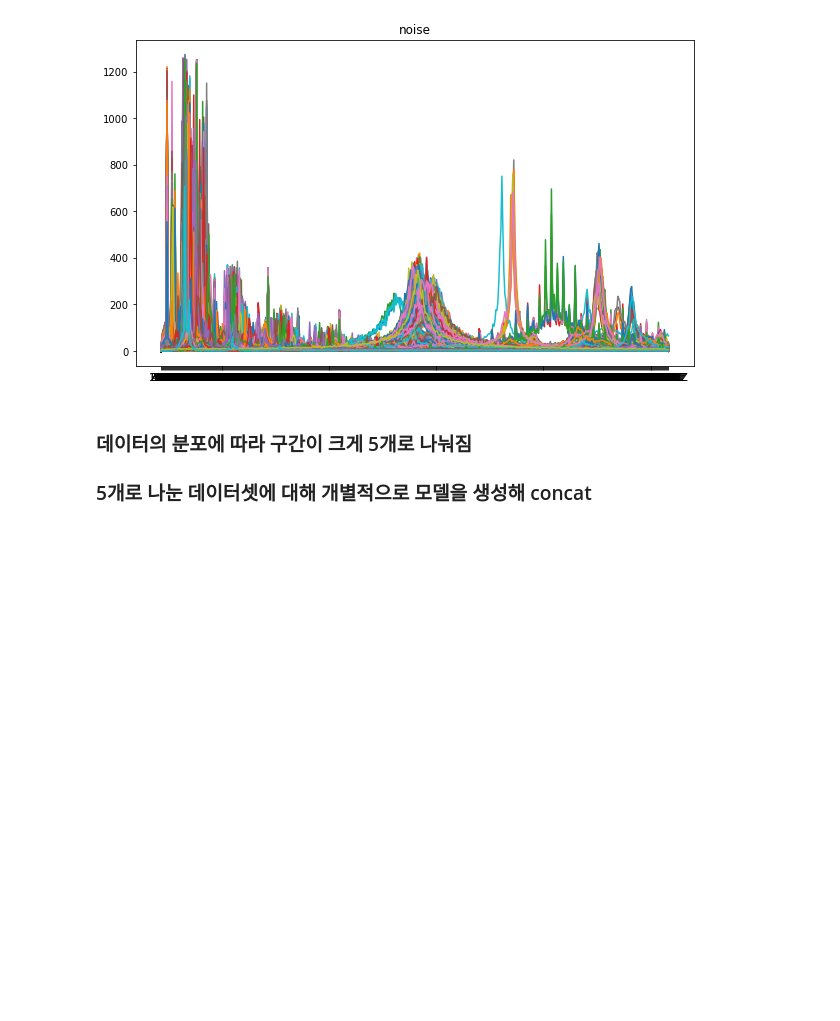
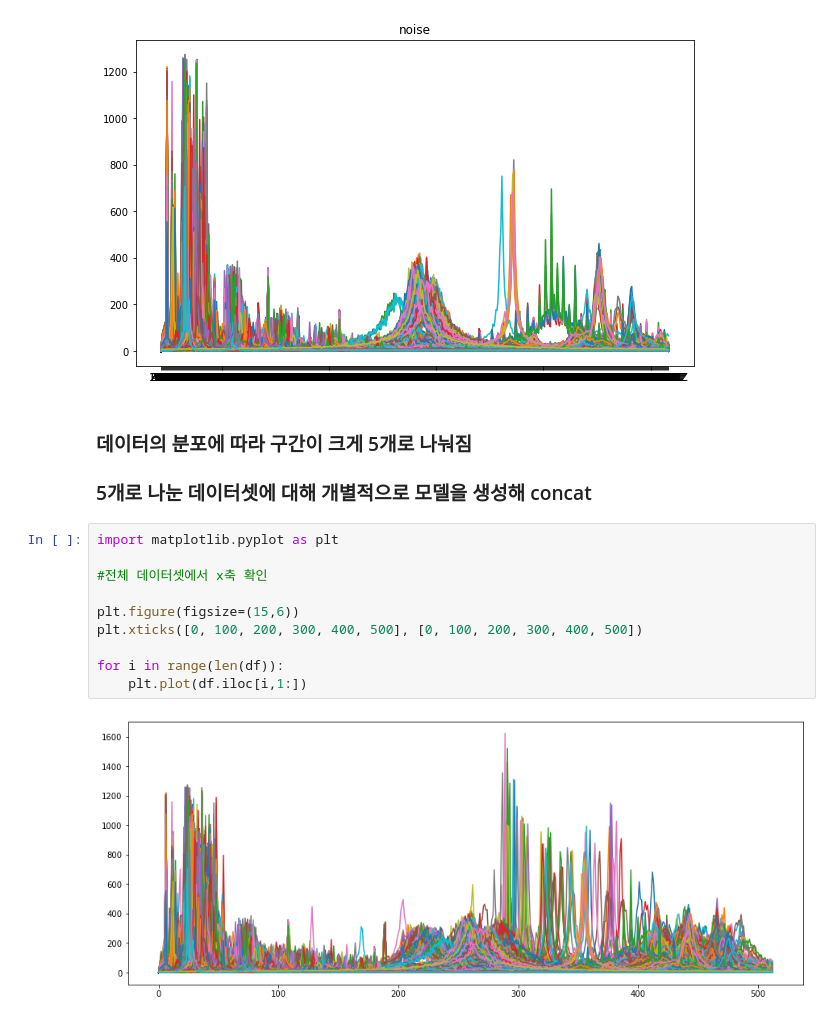
Before and after one commit to chaeheejo/Deep_Learning, a Jupyter notebook: channel_project/data_analyze.ipynb, the cells around one changed output. Cells and saved outputs as stored; diff of their text form; blank space fills up the shorter version.

Commit message:
confirm five data range

```diff
--- a/channel_project/data_analyze.ipynb
+++ b/channel_project/data_analyze.ipynb
@@ -148,3 +148,15 @@ plt.show()
 # %% [markdown]
 ### 데이터의 분포에 따라 구간이 크게 5개로 나눠짐
 ### 5개로 나눈 데이터셋에 대해 개별적으로 모델을 생성해 concat
+# %%
+import matplotlib.pyplot as plt
+
+#전체 데이터셋에서 x축 확인
+
+plt.figure(figsize=(15,6))
+plt.xticks([0, 100, 200, 300, 400, 500], [0, 100, 200, 300, 400, 500])
+
+for i in range(len(df)):
+    plt.plot(df.iloc[i,1:])
+# %% [output]
+[figure, added]
```
Also changed, not shown: parts of 2 cells of this notebook.
